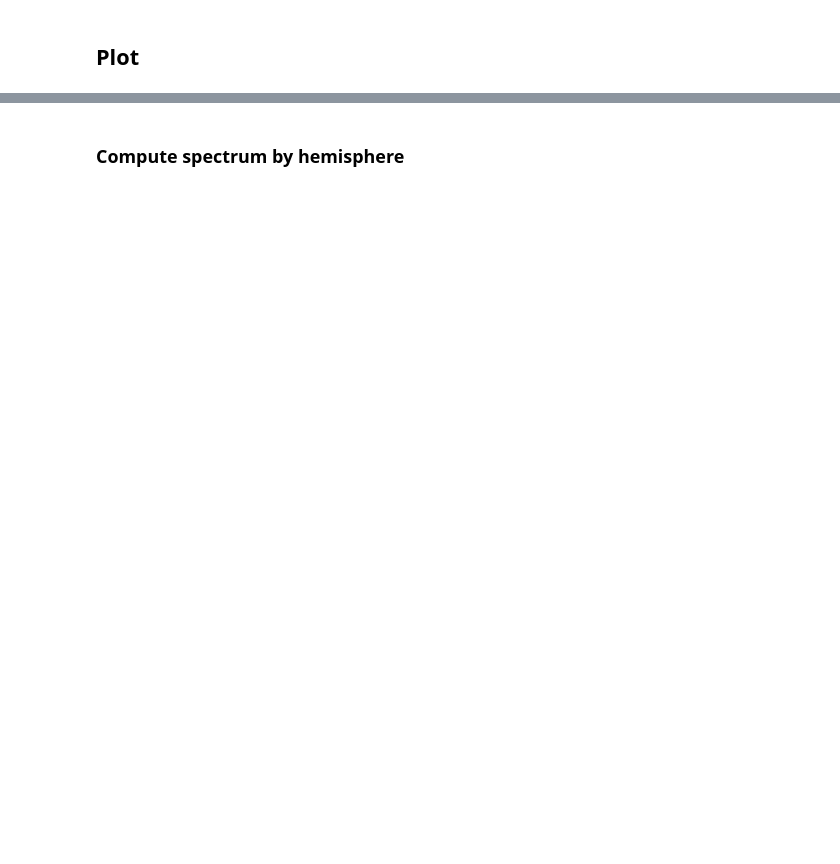
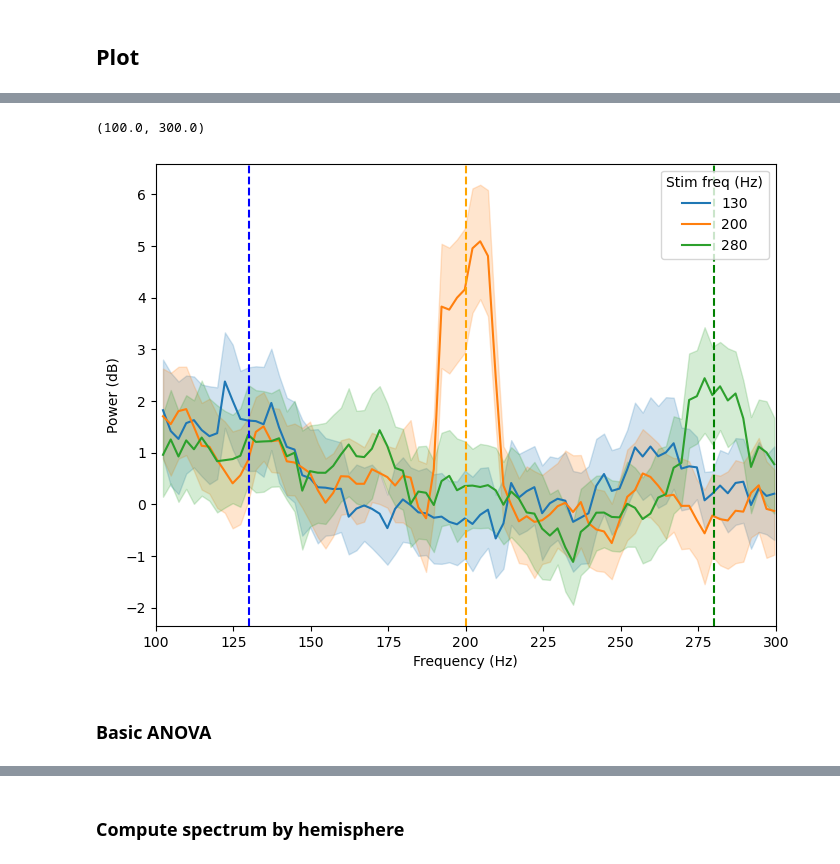
Before and after one commit to letitiayhho/dichotic_pitch_tracking, a Jupyter notebook: analysis/ffr.ipynb, the cells around one changed output, grey strips where cells are left out. Saved outputs shown, nothing was run; the diff lists cells and outputs as text; code cells hidden in the pictures; blank space fills up the shorter version.

Commit message:
Plot FFR and run ANOVAs

```diff
--- a/analysis/ffr.ipynb
+++ b/analysis/ffr.ipynb
@@ -317,12 +288,15 @@ spectrums
 # %%
 fig, ax = plt.subplots(figsize=(8, 6))
-graph = sns.lineplot(data = spectrums, x = "frequency", y = "power", hue = "stimulus", palette = 'tab10', ax = ax)
-# graph.axvline(50, linestyle = 'dashed', color = 'blue')
-# graph.axvline(100, linestyle = 'dashed', color = 'orange')
-# graph.axvline(150, linestyle = 'dashed', color = 'green')
-# graph.axvline(200, linestyle = 'dashed', color = 'red')
-# graph.axvline(250, linestyle = 'dashed', color = 'purple')
+graph = sns.lineplot(data = spectrums, x = "freq", y = "dB", hue = "stim", palette = 'tab10', ax = ax)
+graph.axvline(130, linestyle = 'dashed', color = 'blue')
+graph.axvline(200, linestyle = 'dashed', color = 'orange')
+graph.axvline(280, linestyle = 'dashed', color = 'green')
 graph.legend(title = 'Stim freq (Hz)')
 graph.set_ylabel("Power (dB)")
 graph.set_xlabel("Frequency (Hz)")
-graph.set_xlim(0, 350)
+graph.set_xlim(100, 300)
+# %% [output]
+(100.0, 300.0)
+[figure, added]
+# %% [markdown]
+### Basic ANOVA
```
Also changed, not shown: parts of 10 cells of this notebook.
